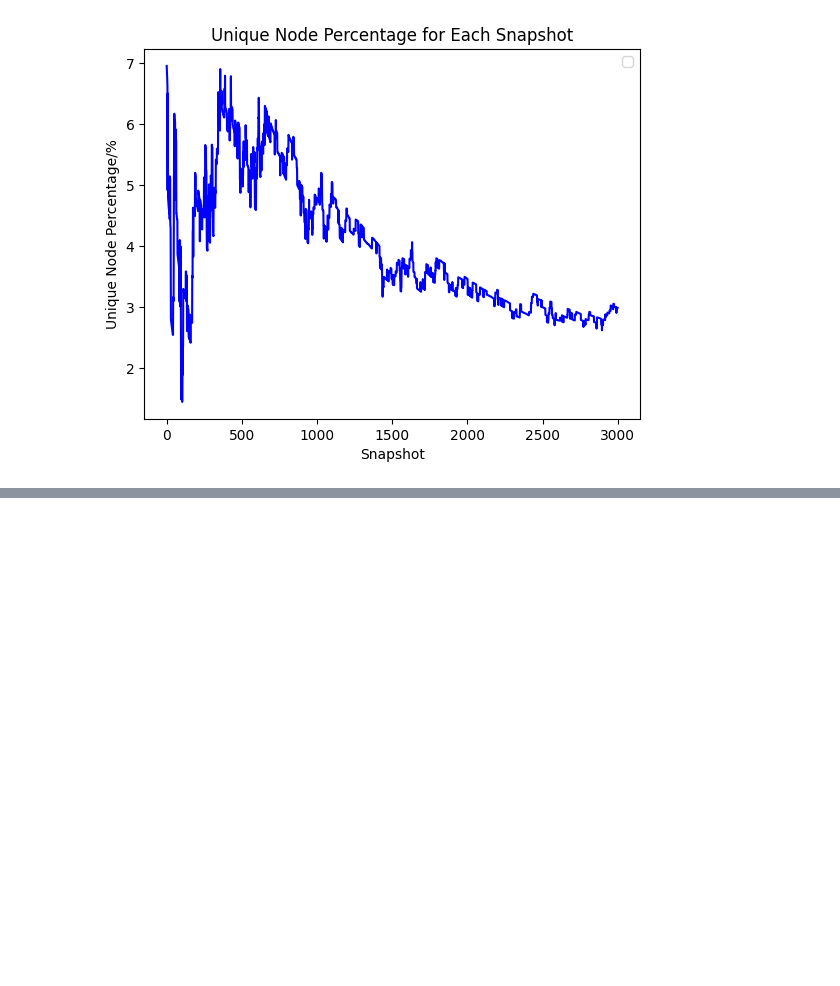
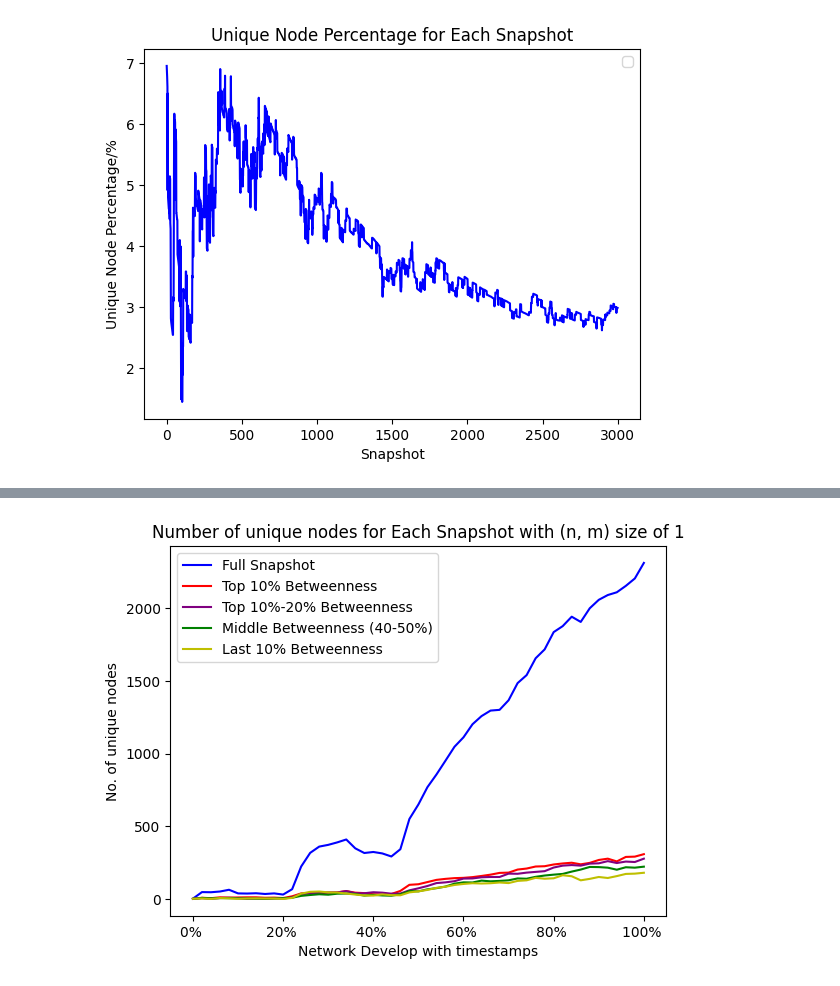
Before and after one commit to JaviAnton/tempo-network-anonymity, a Jupyter notebook: toydata.ipynb, the cells around one changed output, grey strips where cells are left out. Saved outputs shown, nothing was run; the diff lists cells and outputs as text; code cells hidden in the pictures; blank space fills up the shorter version.

```diff
--- a/toydata.ipynb
+++ b/toydata.ipynb
@@ -544,0 +548,3 @@ plt.show()
+# %%
+count2, unique_percentage2 = snapshots_uniqueness(edge_list)
+top2, mid2, last2, start2 = snapshots_uniqueness_betweenness(edge_list)
@@ -544,0 +557,4 @@ plt.show()
+# %%
+plot_uniquecentrality(count2, top2, mid2, last2, start2)
+# %% [output]
+[figure, added]
```
Also changed, not shown: parts of 43 cells of this notebook, 1 other file.
